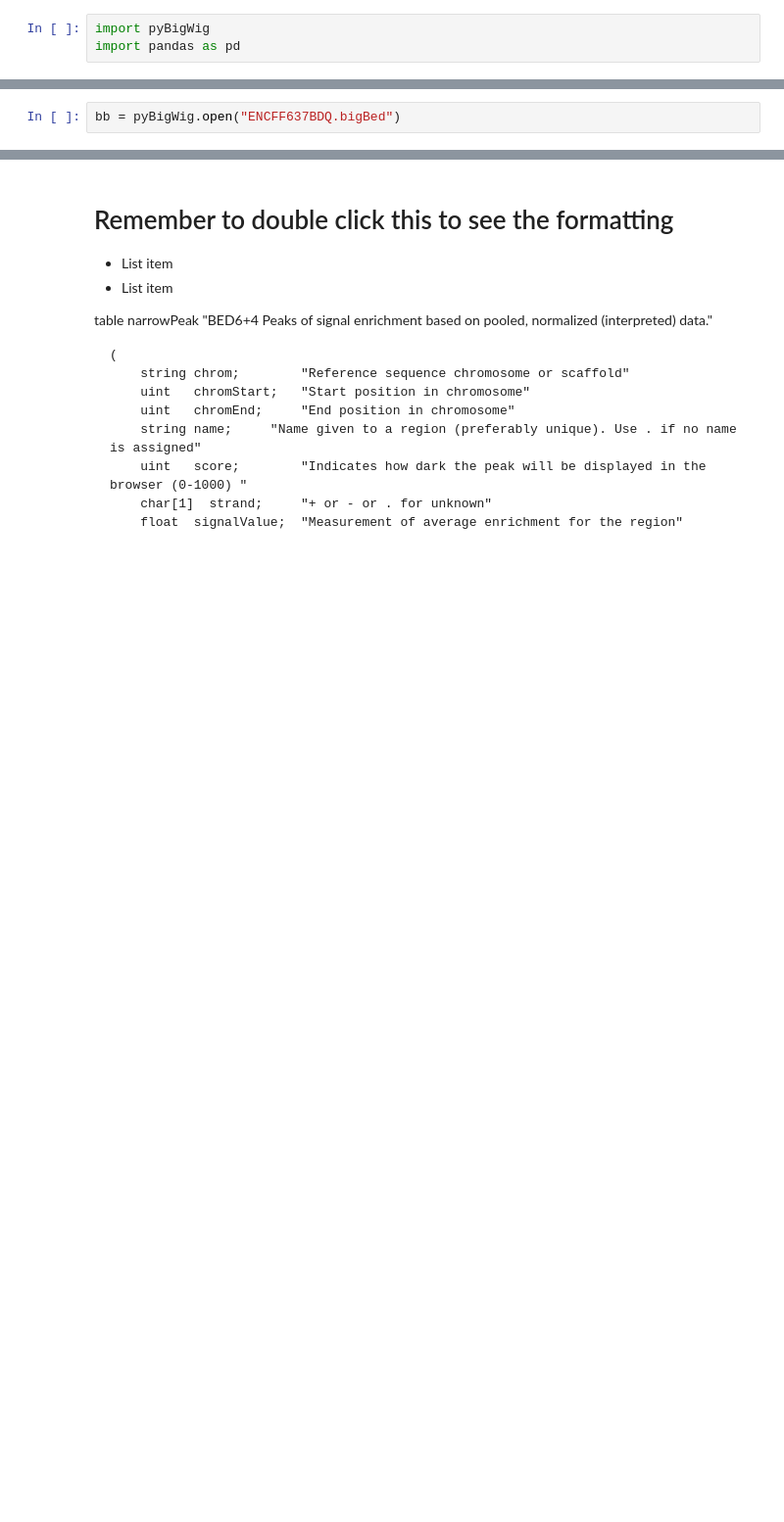
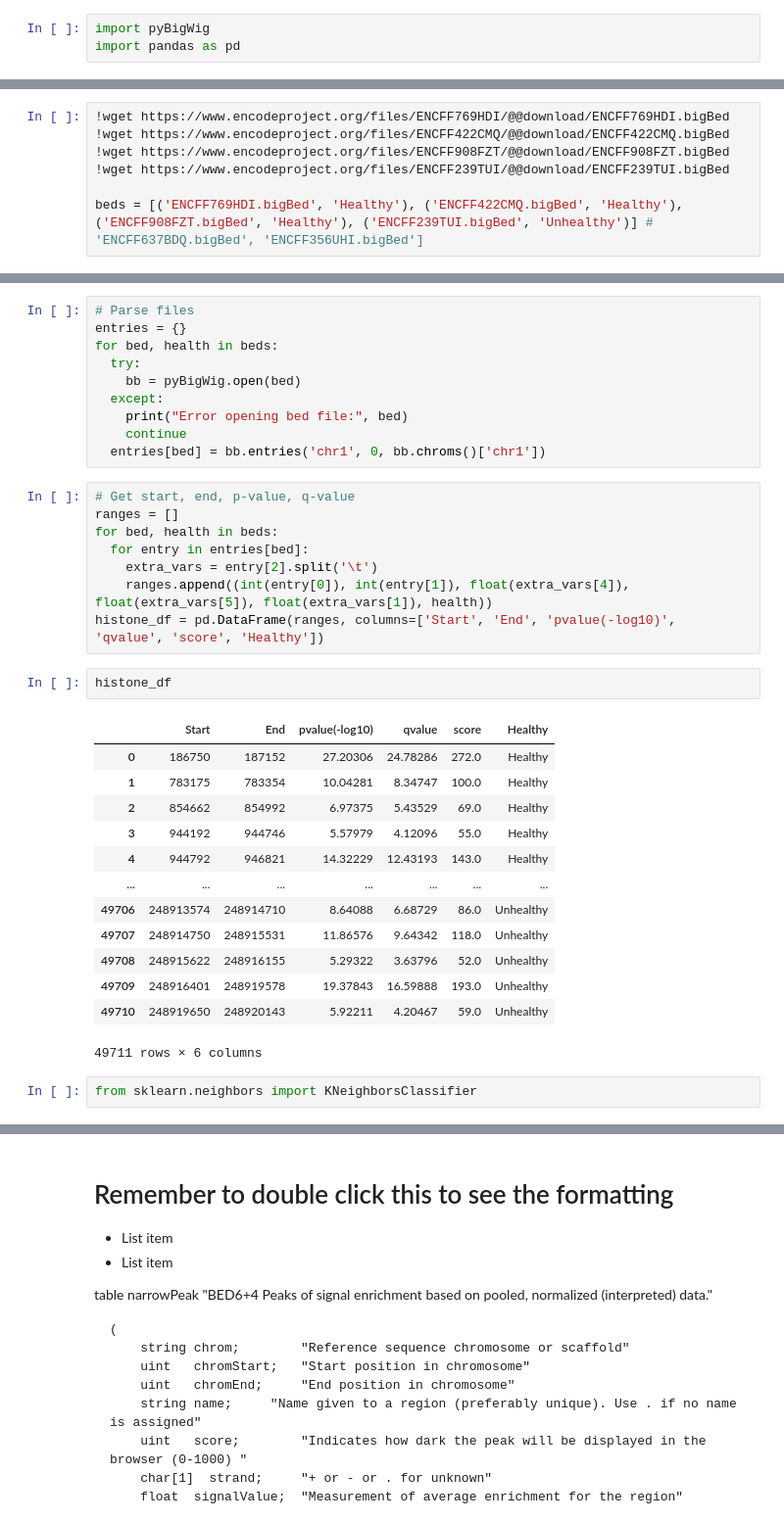
Before and after one commit to srirag-vuppala/bioinf-calpoly-project, a Jupyter notebook: data_clean_up.ipynb, the cells around one changed output, grey strips where cells are left out. Shown: that part at 98% size. Cells and saved outputs as stored; diff of their text form; blank space fills up the shorter version.

```diff
--- a/data_clean_up.ipynb
+++ b/data_clean_up.ipynb
@@ -48,2 +28,0 @@ beds = ['ENCFF238XGJ.bigBed', 'ENCFF440XJX.bigBed']
-# %%
-bb = pyBigWig.open("ENCFF637BDQ.bigBed")
@@ -69,0 +29,7 @@ bb.chroms()
+# %%
+!wget https://www.encodeproject.org/files/ENCFF769HDI/@@download/ENCFF769HDI.bigBed
+!wget https://www.encodeproject.org/files/ENCFF422CMQ/@@download/ENCFF422CMQ.bigBed
+!wget https://www.encodeproject.org/files/ENCFF908FZT/@@download/ENCFF908FZT.bigBed
+!wget https://www.encodeproject.org/files/ENCFF239TUI/@@download/ENCFF239TUI.bigBed
+
+beds = [('ENCFF769HDI.bigBed', 'Healthy'), ('ENCFF422CMQ.bigBed', 'Healthy'), ('ENCFF908FZT.bigBed', 'Healthy'), ('ENCFF239TUI.bigBed', 'Unhealthy')] # 'ENCFF637BDQ.bigBed', 'ENCFF356UHI.bigBed']
@@ -69,0 +54,36 @@ bb.chroms()
+# %%
+# Parse files
+entries = {}
+for bed, health in beds:
+  try:
+    bb = pyBigWig.open(bed)
+  except:
+    print("Error opening bed file:", bed)
+    continue
+  entries[bed] = bb.entries('chr1', 0, bb.chroms()['chr1'])
+# %%
+# Get start, end, p-value, q-value
+ranges = []
+for bed, health in beds:
+  for entry in entries[bed]:
+    extra_vars = entry[2].split('\t')
+    ranges.append((int(entry[0]), int(entry[1]), float(extra_vars[4]), float(extra_vars[5]), float(extra_vars[1]), health))
+histone_df = pd.DataFrame(ranges, columns=['Start', 'End', 'pvalue(-log10)', 'qvalue', 'score', 'Healthy'])
+# %%
+histone_df
+# %% [output]
+|  | Start | End | pvalue(-log10) | qvalue | score | Healthy |
+| 0 | 186750 | 187152 | 27.20306 | 24.78286 | 272.0 | Healthy |
+| 1 | 783175 | 783354 | 10.04281 | 8.34747 | 100.0 | Healthy |
+| 2 | 854662 | 854992 | 6.97375 | 5.43529 | 69.0 | Healthy |
+| 3 | 944192 | 944746 | 5.57979 | 4.12096 | 55.0 | Healthy |
+| 4 | 944792 | 946821 | 14.32229 | 12.43193 | 143.0 | Healthy |
+| ... | ... | ... | ... | ... | ... | ... |
+| 49706 | 248913574 | 248914710 | 8.64088 | 6.68729 | 86.0 | Unhealthy |
+| 49707 | 248914750 | 248915531 | 11.86576 | 9.64342 | 118.0 | Unhealthy |
+| 49708 | 248915622 | 248916155 | 5.29322 | 3.63796 | 52.0 | Unhealthy |
+| 49709 | 248916401 | 248919578 | 19.37843 | 16.59888 | 193.0 | Unhealthy |
+| 49710 | 248919650 | 248920143 | 5.92211 | 4.20467 | 59.0 | Unhealthy |
+49711 rows × 6 columns
+# %%
+from sklearn.neighbors import KNeighborsClassifier
```
Also changed, not shown: parts of 16 cells of this notebook.
